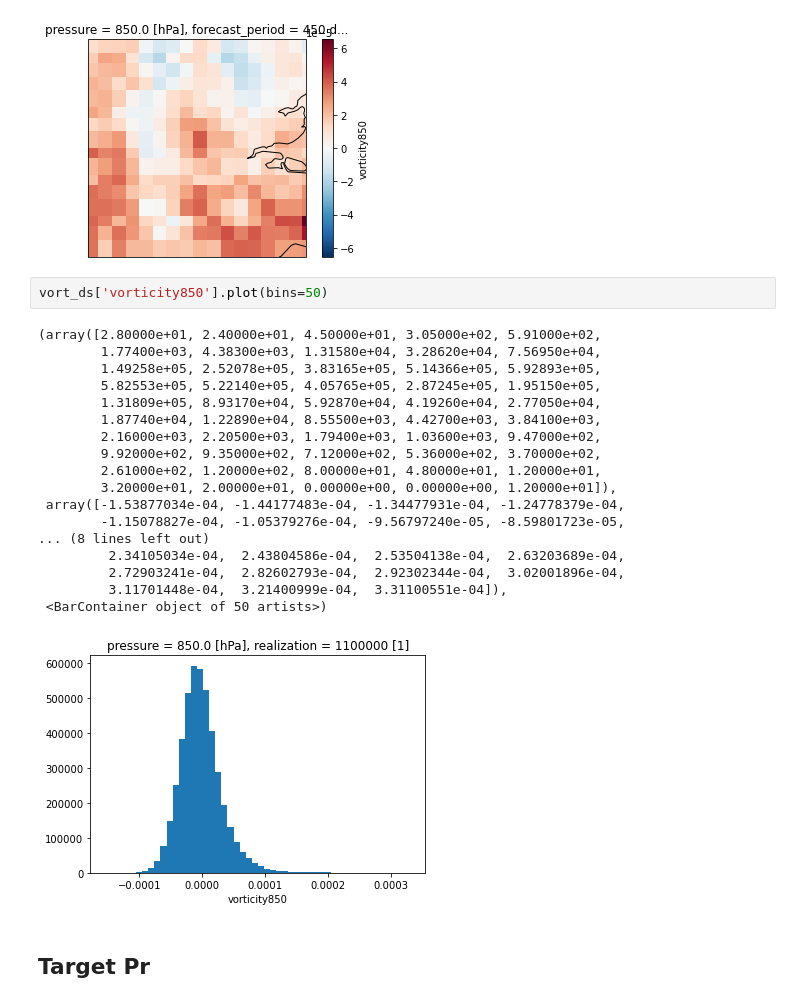
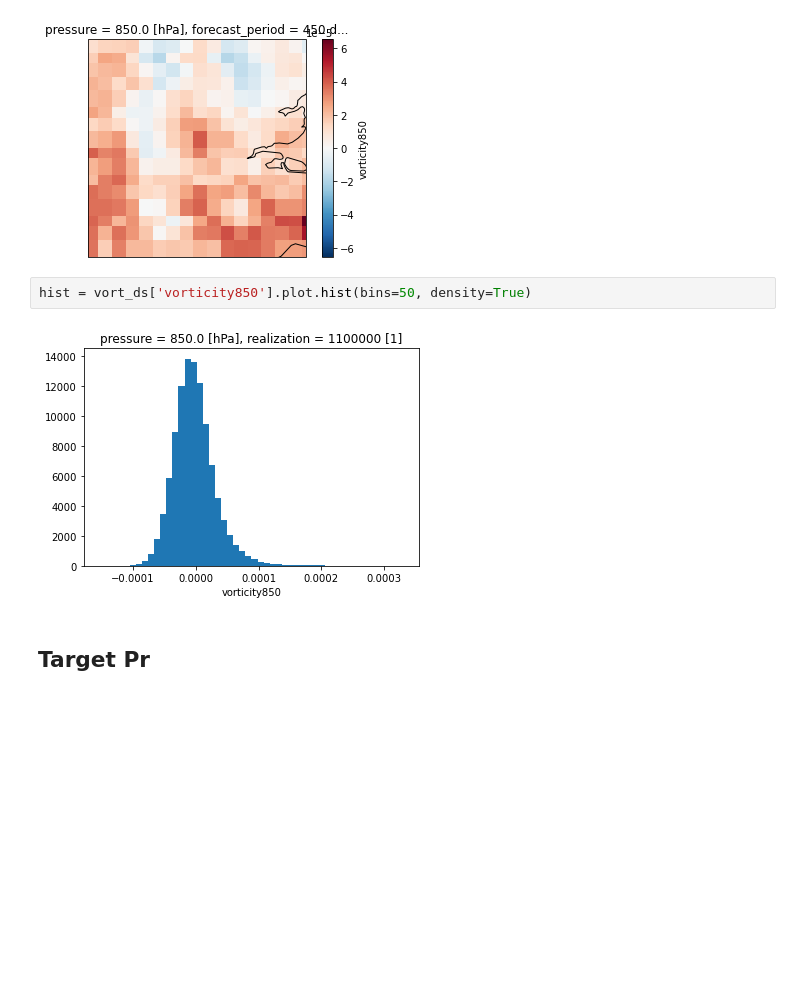
Before and after one commit to henryaddison/ml-downscaling-emulation, a Jupyter notebook: notebooks/exploration/engineered features.ipynb, the cells around one changed output. Drawn from its saved outputs; the diff is of its cells as text; blank space fills up the shorter version.

```diff
--- a/notebooks/exploration/engineered features.ipynb
+++ b/notebooks/exploration/engineered features.ipynb
@@ -95,26 +95,9 @@ ax.coastlines()
 <cartopy.mpl.feature_artist.FeatureArtist at 0x...>
 [figure]
 # %%
-vort_ds['vorticity850'].plot(bins=50)
+hist = vort_ds['vorticity850'].plot.hist(bins=50, density=True)
 # %% [output]
-(array([2.80000e+01, 2.40000e+01, 4.50000e+01, 3.05000e+02, 5.91000e+02,
-        1.77400e+03, 4.38300e+03, 1.31580e+04, 3.28620e+04, 7.56950e+04,
-        1.49258e+05, 2.52078e+05, 3.83165e+05, 5.14366e+05, 5.92893e+05,
-        5.82553e+05, 5.22140e+05, 4.05765e+05, 2.87245e+05, 1.95150e+05,
-        1.31809e+05, 8.93170e+04, 5.92870e+04, 4.19260e+04, 2.77050e+04,
-        1.87740e+04, 1.22890e+04, 8.55500e+03, 4.42700e+03, 3.84100e+03,
-        2.16000e+03, 2.20500e+03, 1.79400e+03, 1.03600e+03, 9.47000e+02,
-        9.92000e+02, 9.35000e+02, 7.12000e+02, 5.36000e+02, 3.70000e+02,
-        2.61000e+02, 1.20000e+02, 8.00000e+01, 4.80000e+01, 1.20000e+01,
-        3.20000e+01, 2.00000e+01, 0.00000e+00, 0.00000e+00, 1.20000e+01]),
- array([-1.53877034e-04, -1.44177483e-04, -1.34477931e-04, -1.24778379e-04,
-        -1.15078827e-04, -1.05379276e-04, -9.56797240e-05, -8.59801723e-05,
-... (8 lines left out)
-         2.34105034e-04,  2.43804586e-04,  2.53504138e-04,  2.63203689e-04,
-         2.72903241e-04,  2.82602793e-04,  2.92302344e-04,  3.02001896e-04,
-         3.11701448e-04,  3.21400999e-04,  3.31100551e-04]),
- <BarContainer object of 50 artists>)
-[figure, old version]
+[figure, new version]
 # %% [markdown]
 ## Target Pr
 # %%
```
Also changed, not shown: 1 other file.
